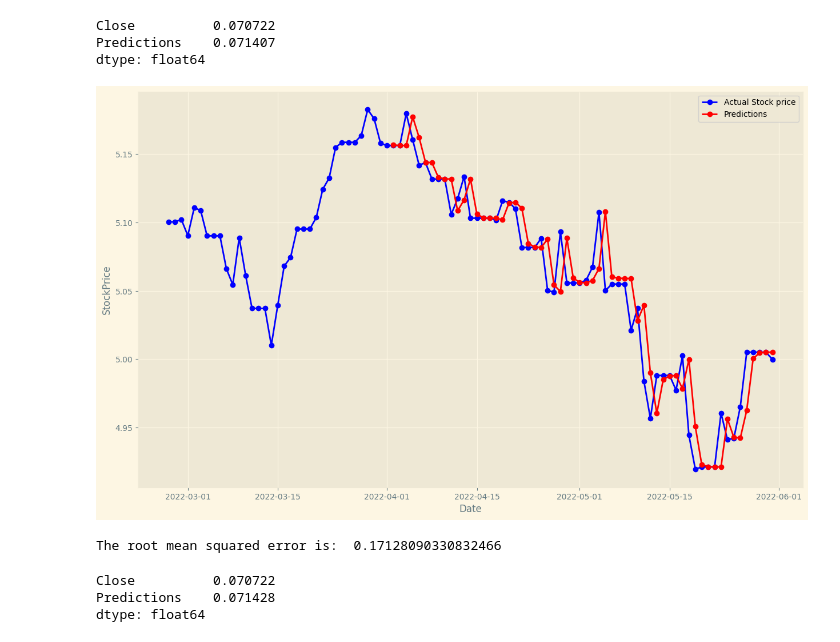
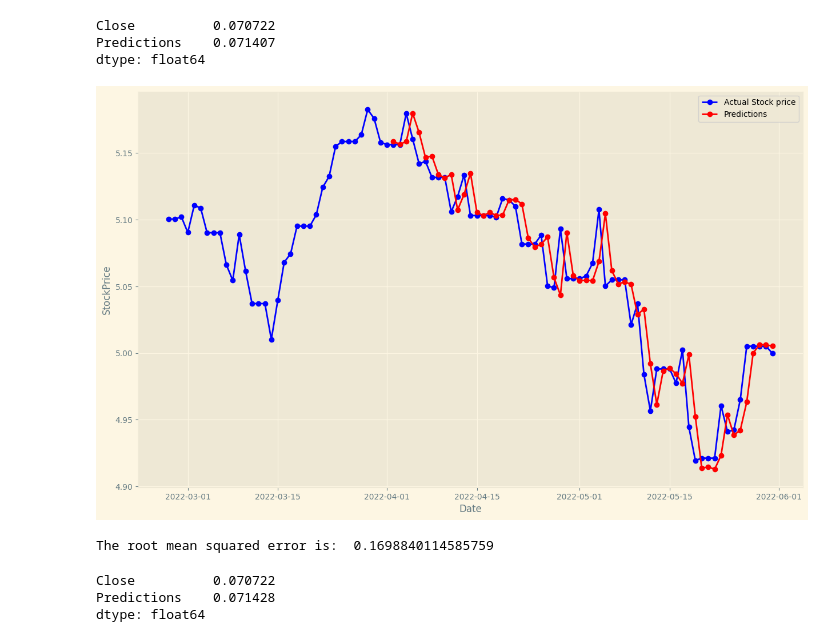
Before and after one commit to X99S5/Stock_Prediction_Model, a Jupyter notebook: Assignment.ipynb, the cells around one changed output. Cells and saved outputs as stored; diff of their text form; code cells hidden in the pictures.

```diff
--- a/Assignment.ipynb
+++ b/Assignment.ipynb
@@ -34,0 +49,9 @@ tickerDf
+# %%
+# retrieving stored cpi data
+conPiData = pd.read_csv('src/USA_CPI_Index.csv')
+conPiData = conPiData.reset_index(drop=True)
+conPiData = conPiData.set_index('Date')
+
+conPiData.index = pd.to_datetime(conPiData.index)
+conPiData = conPiData.astype({'CPI Index': 'float'})
+conPiData
@@ -34,0 +73,8 @@ tickerDf
+# %%
+#resampling data and interpolating missing values for cpi data
+conPiData = pd.DataFrame(conPiData.resample('1d').sum())
+
+conPiData[conPiData == 0] = None
+conPiData = conPiData.interpolate(method='time')
+conPiData = pd.DataFrame(conPiData['2017-04-03':'2022-05-31'])
+conPiData
@@ -118,3 +185,7 @@ discountRate[0:50]
 | 2017-05-20 | 0.910000 | 4.0 | 1.5 |
 | 2017-05-21 | 0.910000 | 4.0 | 1.5 |
 | 2017-05-22 | 0.910000 | 4.0 | 1.5 |
+# %%
+# merge all exogenous variables####################
+exogenousdf = pd.concat([np.log(conPiData),discountRate[['Discount Rate']]],axis=1)
+exogenousdf
@@ -322,41 +416,41 @@ dtype: float64
 #close price prediction using exogenous variables
 
 trainData = tickerDfResample['Close'][0:1825]
-trainDataExog = discountRate[0:1825]['Discount Rate']
+trainDataExog = exogenousdf['CPI Index'][0:1825]
 testData = pd.DataFrame(tickerDfResample['Close'][1825:])
-testDataExog =  pd.DataFrame(discountRate[1825:]['Discount Rate'] )
+testDataExog =  pd.DataFrame(exogenousdf['CPI Index'][1825:])
 testData['Predictions'] = 0
 
 for i in range(len(testData)):
-    model = SARIMAX(endog=trainData,exog=trainDataExog,order=(0,1,1))
+    model = SARIMAX(endog=trainData,exog=trainDataExog,order=(5, 2, 1))
     modelFit = model.fit()
 
-    futureForcast = modelFit.forecast(exog = testDataExog['Discount Rate'][i:i+1])
+    futureForcast = modelFit.forecast(exog = testDataExog['CPI Index'][i:i+1])
     #futureForcast = np.mean(futureForcast)
     testData['Predictions'][i]=futureForcast
 
     trainData = trainData.append(testData['Close'][i:i+1])
     trainData = trainData[1:]
-    trainDataExog = trainDataExog.append(testDataExog['Discount Rate'][i:i+1])
+    trainDataExog = trainDataExog.append(testDataExog['CPI Index'][i:i+1])
     trainDataExog = trainDataExog[1:]
 
 
 
 #plot for close price prediction
 plt.style.use('Solarize_Light2')
 plt.figure(figsize=(15,9))
 
 
 plt.plot(tickerDfResample['Close'][1790:],'-bo',label='Actual Stock price')
 plt.plot(testData['Predictions'],'-ro',label='Predictions')
 plt.legend()
 plt.xlabel("Date")
 plt.ylabel("StockPrice")
 plt.show()
 print("The root mean squared error is: ",np.sqrt(np.sum(np.square(testData['Close']-testData['Predictions']))))
 # %% [output]
-[figure, old version]
+[figure, new version]
-The root mean squared error is:  0.17128090330832466
+The root mean squared error is:  0.1698840114585759
 # %%
 np.std(testData)
 # %% [output]
```
Also changed, not shown: parts of 17 cells of this notebook.
